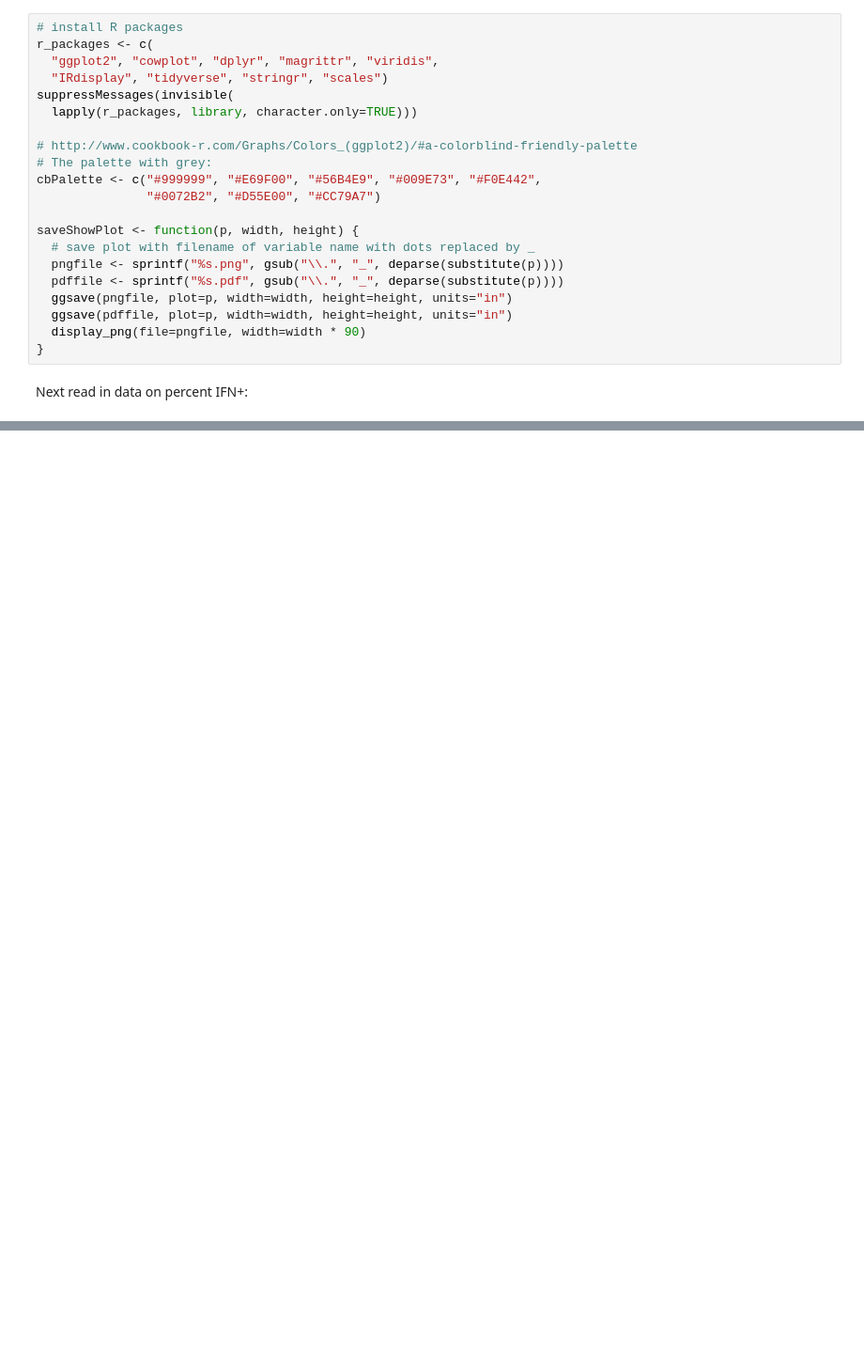
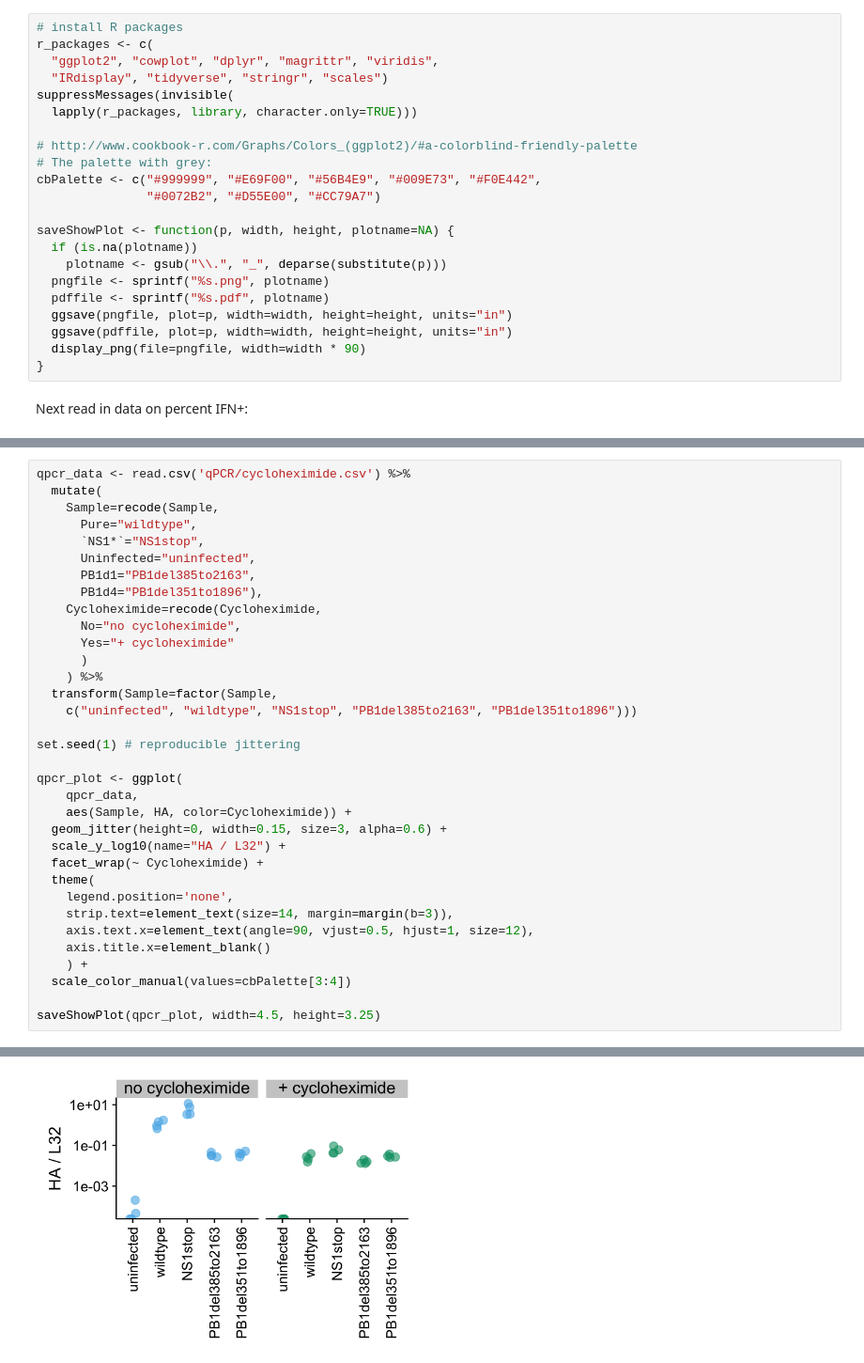
Before and after one commit to jbloomlab/IFNsorted_flu_single_cell, a Jupyter notebook: paper/figures/Validation_Figure/analyze_IFNpercent.ipynb, the cells around one changed output, grey strips where cells are left out. Shown at 94% size. Drawn from its saved outputs; the diff is of its cells as text; blank space fills up the shorter version.

```diff
--- a/paper/figures/Validation_Figure/analyze_IFNpercent.ipynb
+++ b/paper/figures/Validation_Figure/analyze_IFNpercent.ipynb
@@ -15,10 +15,11 @@ suppressMessages(invisible(
 cbPalette <- c("#999999", "#E69F00", "#56B4E9", "#009E73", "#F0E442",
                "#0072B2", "#D55E00", "#CC79A7")
 
-saveShowPlot <- function(p, width, height) {
-  # save plot with filename of variable name with dots replaced by _
-  pngfile <- sprintf("%s.png", gsub("\\.", "_", deparse(substitute(p))))
-  pdffile <- sprintf("%s.pdf", gsub("\\.", "_", deparse(substitute(p))))
+saveShowPlot <- function(p, width, height, plotname=NA) {
+  if (is.na(plotname))
+    plotname <- gsub("\\.", "_", deparse(substitute(p)))
+  pngfile <- sprintf("%s.png", plotname)
+  pdffile <- sprintf("%s.pdf", plotname)
   ggsave(pngfile, plot=p, width=width, height=height, units="in")
   ggsave(pdffile, plot=p, width=width, height=height, units="in")
   display_png(file=pngfile, width=width * 90)
@@ -79,0 +127,35 @@ saveShowPlot(ifn_percent, width=2.1, height=2.9)
+# %%
+qpcr_data <- read.csv('qPCR/cycloheximide.csv') %>%
+  mutate(
+    Sample=recode(Sample,
+      Pure="wildtype",
+      `NS1*`="NS1stop",
+      Uninfected="uninfected",
+      PB1d1="PB1del385to2163",
+      PB1d4="PB1del351to1896"),
+    Cycloheximide=recode(Cycloheximide,
+      No="no cycloheximide",
+      Yes="+ cycloheximide"
+      )
+    ) %>%
+  transform(Sample=factor(Sample,
+    c("uninfected", "wildtype", "NS1stop", "PB1del385to2163", "PB1del351to1896")))
+
+set.seed(1) # reproducible jittering
+
+qpcr_plot <- ggplot(
+    qpcr_data,
+    aes(Sample, HA, color=Cycloheximide)) +
+  geom_jitter(height=0, width=0.15, size=3, alpha=0.6) +
+  scale_y_log10(name="HA / L32") +
+  facet_wrap(~ Cycloheximide) +
+  theme(
+    legend.position='none',
+    strip.text=element_text(size=14, margin=margin(b=3)),
+    axis.text.x=element_text(angle=90, vjust=0.5, hjust=1, size=12),
+    axis.title.x=element_blank()
+    ) +
+  scale_color_manual(values=cbPalette[3:4])
+
+saveShowPlot(qpcr_plot, width=4.5, height=3.25)
+# %% [output]
@@ -79,0 +165 @@ saveShowPlot(ifn_percent, width=2.1, height=2.9)
+[figure, added]
```
Also changed, not shown: parts of 5 cells of this notebook, 9 other files.
